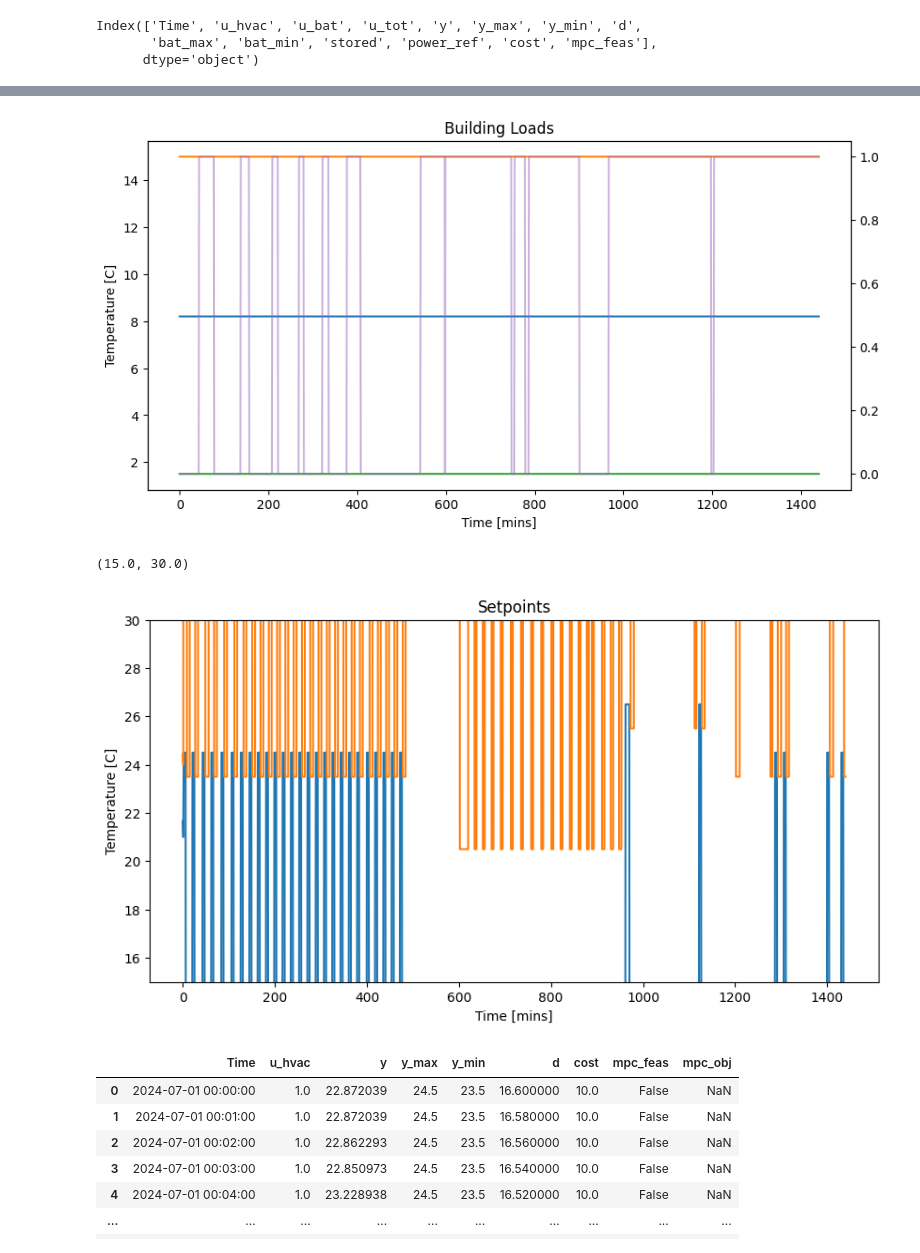
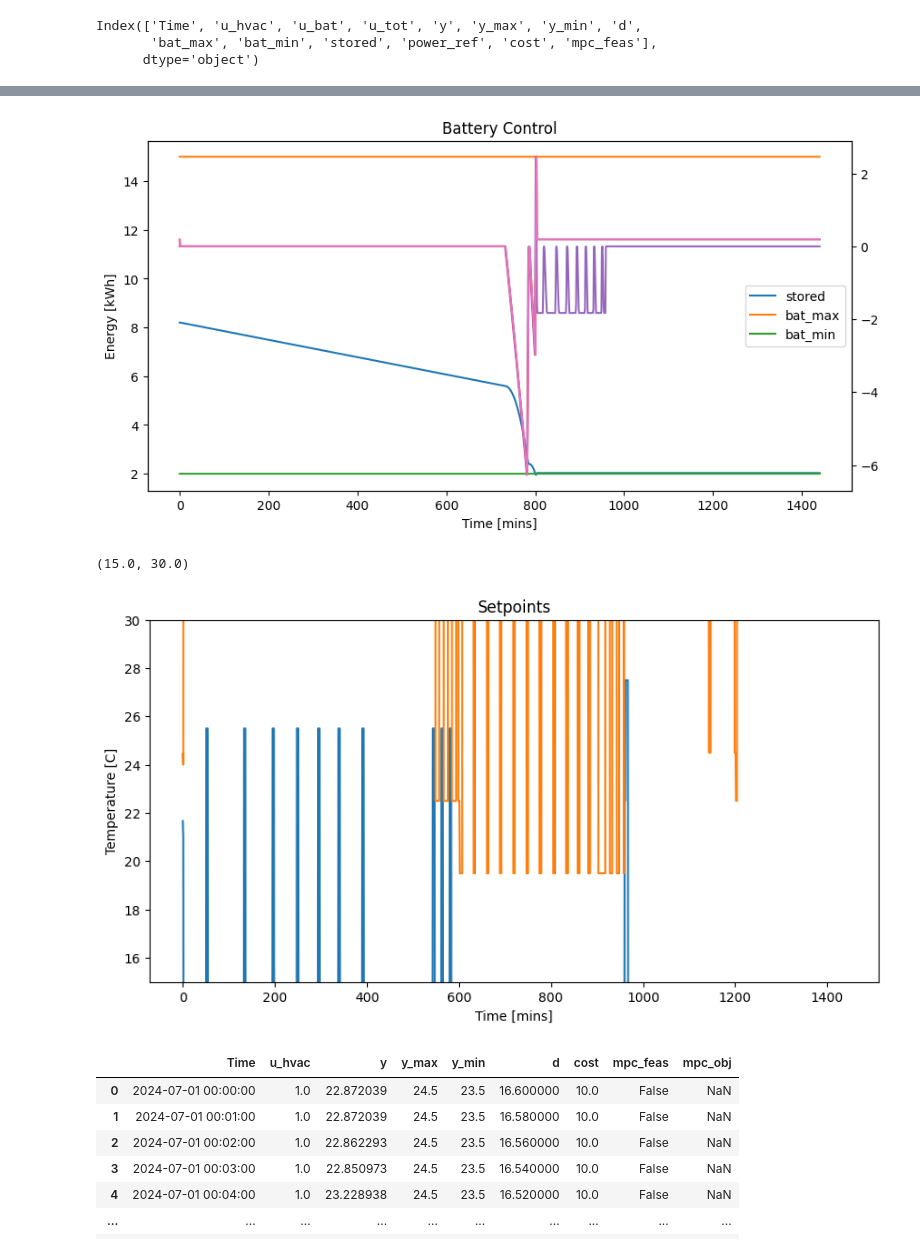
Before and after one commit to PIC-Lab/community_energy_control, a Jupyter notebook: community_sim/plotting.ipynb, the cells around one changed output, grey strips where cells are left out. Cells and saved outputs as stored; diff of their text form; code cells hidden in the pictures.

```diff
--- a/community_sim/plotting.ipynb
+++ b/community_sim/plotting.ipynb
@@ -12,7 +12,9 @@ from matplotlib.dates import date2num, datestr2num
 Last Run Plotting
 # %%
 compResultsDir = 'results/coord_return/'
-resultsDir = 'results/coord_mpc_9/'
+# resultsDir = 'results/coord_mpc_14/'
+resultsDir = 'results/noDeadband/'
+resultsDir = 'results/setpointControl_25/'
 # %%
 buildingList = [str(i) for i in range(1,29)]
 with open(resultsDir+'simParams.json') as fp:
@@ -536,18 +580,22 @@ fig.patch.set_facecolor('white')
 # %%
 alias = '2'
 fig, ax = plt.subplots(figsize=(10,5))
 ax.set_xlabel('Time [mins]')
-ax.set_ylabel('Temperature [C]')
-ax.set_title('Building Loads')
-ax.plot(control_list[alias]['stored'], label=str(i))
-ax.plot(control_list[alias]['bat_max'])
-ax.plot(control_list[alias]['bat_min'])
+ax.set_ylabel('Energy [kWh]')
+ax.set_title('Battery Control')
+ax.plot(control_list[alias]['stored'], label='stored')
+ax.plot(control_list[alias]['bat_max'], label='bat_max')
+ax.plot(control_list[alias]['bat_min'], label='bat_min')
+# ax.plot(control_list[alias]['bat_ref'], label='bat_ref')
+ax.legend()
 
 ax2 = ax.twinx()
-ax2.plot(control_list[alias]['mpc_feas'], c='tab:purple', alpha=0.5)
+ax2.plot(control_list[alias]['u_bat'], c='tab:purple', label='u_bat')
+ax2.plot(dispatch_df[f"Storage.battery{alias}"]*2, c='tab:red', label='dss')
+ax2.plot(batPower_df*2, c='tab:pink', label='dss')
 fig.patch.set_facecolor('white')
 # %% [output]
-[figure, old version]
+[figure, new version]
 # %%
 alias = '2'
 fig, ax = plt.subplots(figsize=(10,5))
@@ -559,7 +607,7 @@ ax.plot(df_list[alias]['cooling setpoint'], label=str(i))
 plt.ylim(15,30)
 # %% [output]
 (15.0, 30.0)
-[figure, old version]
+[figure, new version]
 # %%
 control_list[alias].iloc[0:100]
 # %% [output]
```
Also changed, not shown: parts of 23 cells of this notebook, 11 other files.
